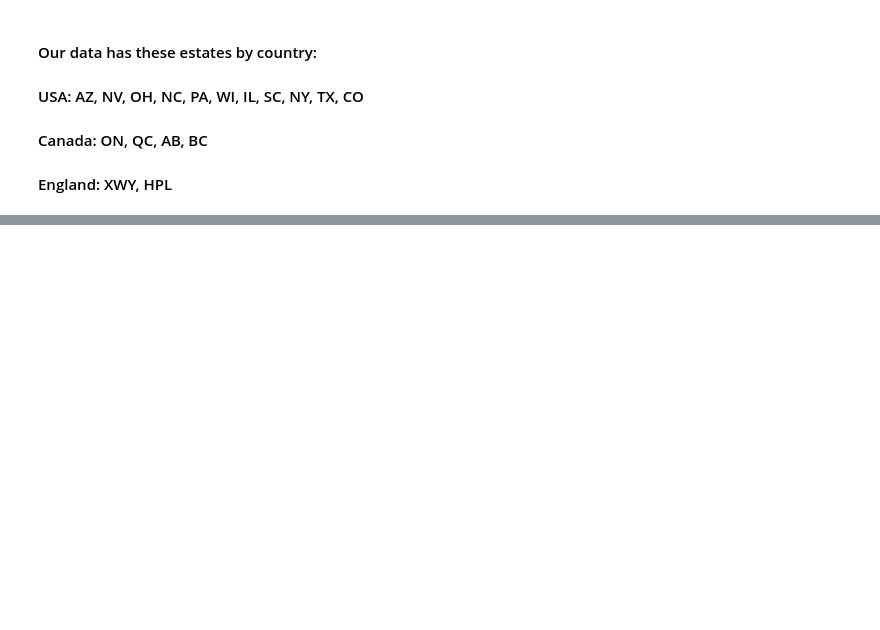
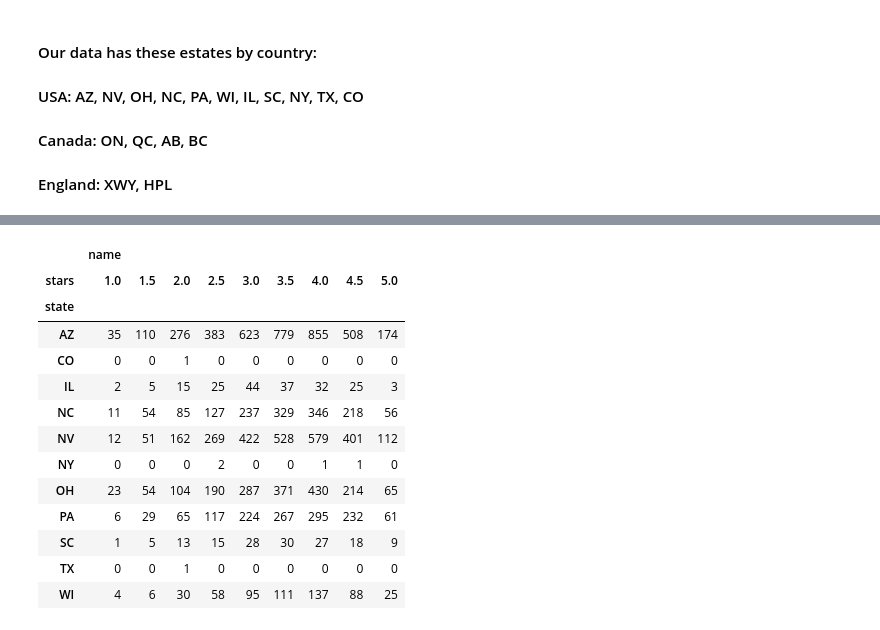
Before and after one commit to CS-UCR/final-project-order-66, a Jupyter notebook: Data_Cleaning.ipynb, the cells around one changed output, grey strips where cells are left out. Saved outputs shown, nothing was run; the diff lists cells and outputs as text; code cells hidden in the pictures; blank space fills up the shorter version.

```diff
--- a/Data_Cleaning.ipynb
+++ b/Data_Cleaning.ipynb
@@ -324,0 +342,17 @@ usa_restaurants_df
+# %%
+pd.pivot_table(usa_restaurants_df,index=["state"],columns="stars",values=["name"], aggfunc="count", fill_value=0 )
+# %% [output]
+|  | name |  |  |  |  |  |  |  |  |
+| stars | 1.0 | 1.5 | 2.0 | 2.5 | 3.0 | 3.5 | 4.0 | 4.5 | 5.0 |
+| state |  |  |  |  |  |  |  |  |  |
+| AZ | 35 | 110 | 276 | 383 | 623 | 779 | 855 | 508 | 174 |
+| CO | 0 | 0 | 1 | 0 | 0 | 0 | 0 | 0 | 0 |
+| IL | 2 | 5 | 15 | 25 | 44 | 37 | 32 | 25 | 3 |
+| NC | 11 | 54 | 85 | 127 | 237 | 329 | 346 | 218 | 56 |
+| NV | 12 | 51 | 162 | 269 | 422 | 528 | 579 | 401 | 112 |
+| NY | 0 | 0 | 0 | 2 | 0 | 0 | 1 | 1 | 0 |
+| OH | 23 | 54 | 104 | 190 | 287 | 371 | 430 | 214 | 65 |
+| PA | 6 | 29 | 65 | 117 | 224 | 267 | 295 | 232 | 61 |
+| SC | 1 | 5 | 13 | 15 | 28 | 30 | 27 | 18 | 9 |
+| TX | 0 | 0 | 1 | 0 | 0 | 0 | 0 | 0 | 0 |
+| WI | 4 | 6 | 30 | 58 | 95 | 111 | 137 | 88 | 25 |
```
Also changed, not shown: parts of 6 cells of this notebook.
